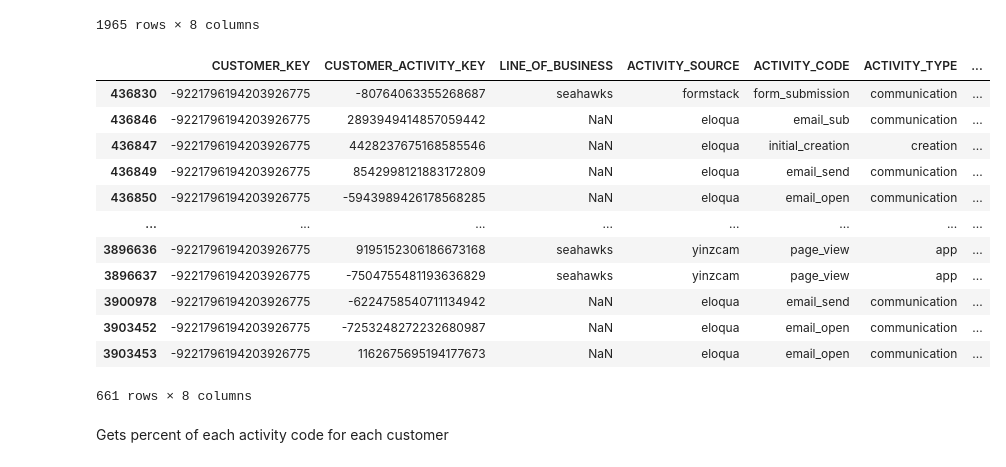
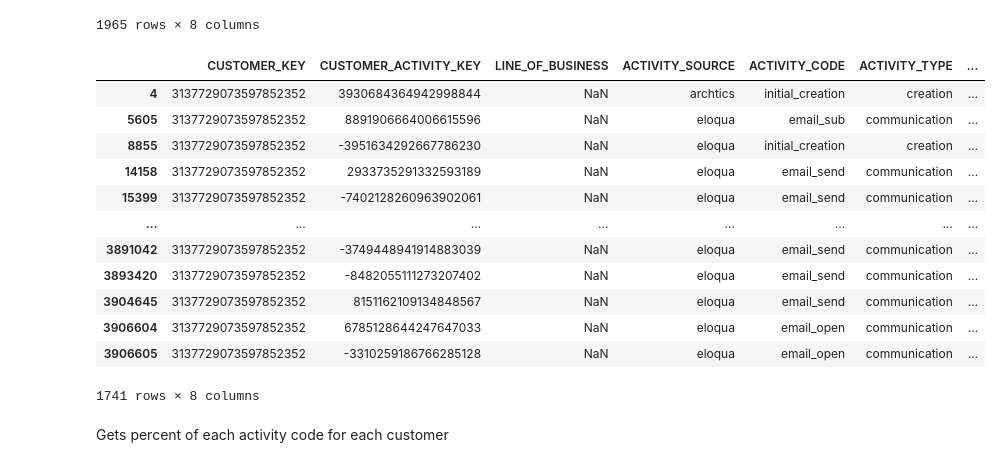
Before and after one commit to ddchamber/Seahawks, a Jupyter notebook: Data_Overview.ipynb, the cells around one changed output. Drawn from its saved outputs; the diff is of its cells as text; code cells hidden in the pictures.

```diff
--- a/Data_Overview.ipynb
+++ b/Data_Overview.ipynb
@@ -588,22 +588,22 @@ bp_member1
 | 1115850 | -2088124723136293548 | -7719541292943807324 | NaN | eloqua | email_send | communication | ... |
 1965 rows × 8 columns
 # %%
-stnl_member1 = stnl[stnl["CUSTOMER_KEY"] == -9221796194203926775]
+stnl_member1 = stnl[stnl["CUSTOMER_KEY"] == 3137729073597852352]
 stnl_member1
 # %% [output]
 |  | CUSTOMER_KEY | CUSTOMER_ACTIVITY_KEY | LINE_OF_BUSINESS | ACTIVITY_SOURCE | ACTIVITY_CODE | ACTIVITY_TYPE | ... |
-| 436830 | -9221796194203926775 | -80764063355268687 | seahawks | formstack | form_submission | communication | ... |
-| 436846 | -9221796194203926775 | 2893949414857059442 | NaN | eloqua | email_sub | communication | ... |
-| 436847 | -9221796194203926775 | 4428237675168585546 | NaN | eloqua | initial_creation | creation | ... |
-| 436849 | -9221796194203926775 | 8542998121883172809 | NaN | eloqua | email_send | communication | ... |
-| 436850 | -9221796194203926775 | -5943989426178568285 | NaN | eloqua | email_open | communication | ... |
+| 4 | 3137729073597852352 | 3930684364942998844 | NaN | archtics | initial_creation | creation | ... |
+| 5605 | 3137729073597852352 | 8891906664006615596 | NaN | eloqua | email_sub | communication | ... |
+| 8855 | 3137729073597852352 | -3951634292667786230 | NaN | eloqua | initial_creation | creation | ... |
+| 14158 | 3137729073597852352 | 2933735291332593189 | NaN | eloqua | email_send | communication | ... |
+| 15399 | 3137729073597852352 | -7402128260963902061 | NaN | eloqua | email_send | communication | ... |
 | ... | ... | ... | ... | ... | ... | ... | ... |
-| 3896636 | -9221796194203926775 | 9195152306186673168 | seahawks | yinzcam | page_view | app | ... |
-| 3896637 | -9221796194203926775 | -7504755481193636829 | seahawks | yinzcam | page_view | app | ... |
-| 3900978 | -9221796194203926775 | -6224758540711134942 | NaN | eloqua | email_send | communication | ... |
-| 3903452 | -9221796194203926775 | -7253248272232680987 | NaN | eloqua | email_open | communication | ... |
-| 3903453 | -9221796194203926775 | 1162675695194177673 | NaN | eloqua | email_open | communication | ... |
+| 3891042 | 3137729073597852352 | -3749448941914883039 | NaN | eloqua | email_send | communication | ... |
+| 3893420 | 3137729073597852352 | -8482055111273207402 | NaN | eloqua | email_send | communication | ... |
+| 3904645 | 3137729073597852352 | 8151162109134848567 | NaN | eloqua | email_send | communication | ... |
+| 3906604 | 3137729073597852352 | 6785128644247647033 | NaN | eloqua | email_open | communication | ... |
+| 3906605 | 3137729073597852352 | -3310259186766285128 | NaN | eloqua | email_open | communication | ... |
-661 rows × 8 columns
+1741 rows × 8 columns
 # %% [markdown]
 Gets percent of each activity code for each customer
 # %%
```
Also changed, not shown: parts of 18 cells of this notebook.
